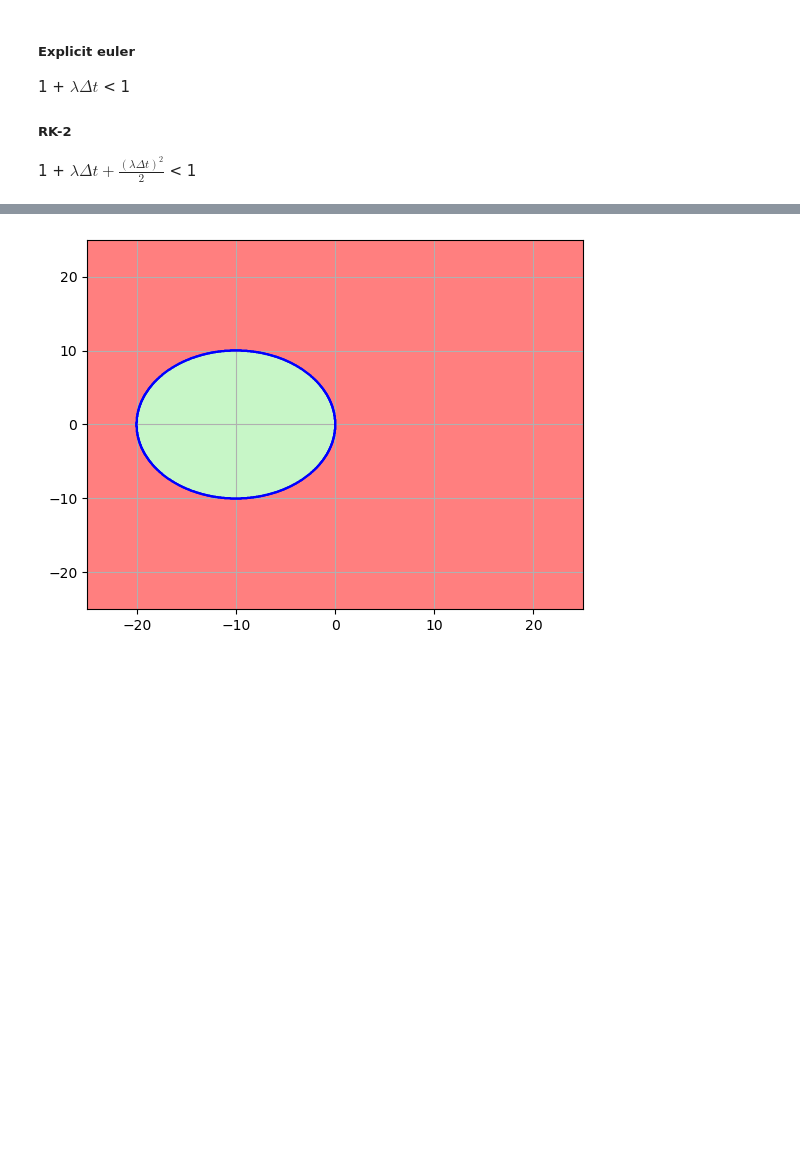
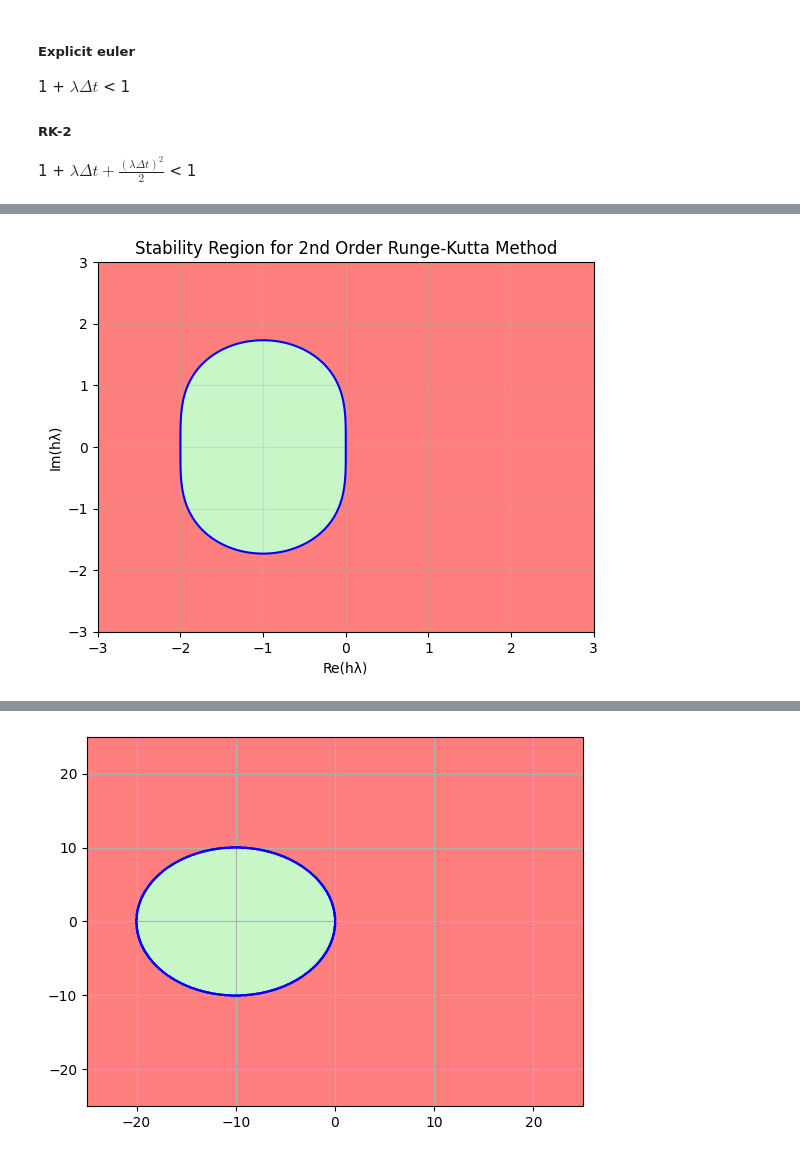
Before and after one commit to VogelBenjamin/Integration-of-Stiff-ODEs, a Jupyter notebook: Integration of stiff ODE-Curtis_Hirschfelder.ipynb, the cells around one changed output, grey strips where cells are left out. Cells and saved outputs as stored; diff of their text form; code cells hidden in the pictures; blank space fills up the shorter version.

```diff
--- a/Integration of stiff ODE-Curtis_Hirschfelder.ipynb
+++ b/Integration of stiff ODE-Curtis_Hirschfelder.ipynb
@@ -148,0 +360,24 @@ visualize_IVP(*IVP(model,5,0.1,10,forward_euler), "Verify implementation")
+# %%
+# Runge-Kutta 2nd Order Stability region
+
+x_space = np.linspace(-3, 3, 500)
+y_space = np.linspace(-3, 3, 500)
+X, Y = np.meshgrid(x_space, y_space)
+
+Re_G = 1 + X + (X**2)/2 - (Y**2)/2
+Im_G = Y +  X * Y
+G_magnitude = np.sqrt(Re_G**2 + Im_G**2)  #
+
+plt.contourf(X, Y, G_magnitude, levels=[0, 1], colors=['lightgreen'], alpha=0.5)
+plt.contourf(X, Y, G_magnitude, levels=[1, 100], colors=['red'], alpha=0.5)
+plt.contour(X, Y, G_magnitude, levels=[1], colors='blue', linewidths=1.5)
+
+plt.xlim(-3, 3)
+plt.ylim(-3, 3)
+plt.title('Stability Region for 2nd Order Runge-Kutta Method', fontsize=12)
+plt.xlabel('Re(hλ)', fontsize=10)
+plt.ylabel('Im(hλ)', fontsize=10)
+plt.grid(alpha=0.3)
+plt.show()
+# %% [output]
+[figure, added]
```
Also changed, not shown: parts of 13 cells of this notebook.
